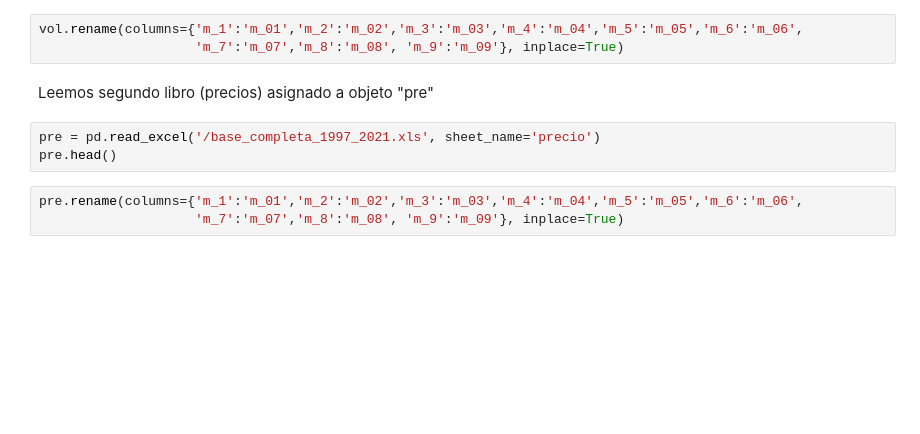
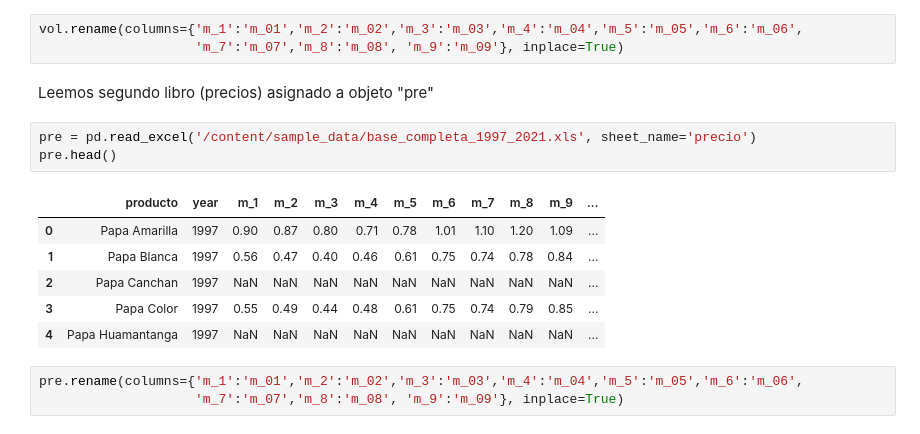
Before and after one commit to eduzegarra/grade_01, a Jupyter notebook: proyecto_papa_v02.ipynb, the cells around one changed output. Drawn from its saved outputs; the diff is of its cells as text; blank space fills up the shorter version.

```diff
--- a/proyecto_papa_v02.ipynb
+++ b/proyecto_papa_v02.ipynb
@@ -25,8 +37,15 @@ vol.rename(columns={'m_1':'m_01','m_2':'m_02','m_3':'m_03','m_4':'m_04','m_5':'m
 # %% [markdown]
 Leemos segundo libro (precios) asignado a objeto "pre"
 # %%
-pre = pd.read_excel('/base_completa_1997_2021.xls', sheet_name='precio')
+pre = pd.read_excel('/content/sample_data/base_completa_1997_2021.xls', sheet_name='precio')
 pre.head()
+# %% [output]
+|  | producto | year | m_1 | m_2 | m_3 | m_4 | m_5 | m_6 | m_7 | m_8 | m_9 | ... |
+| 0 | Papa Amarilla | 1997 | 0.90 | 0.87 | 0.80 | 0.71 | 0.78 | 1.01 | 1.10 | 1.20 | 1.09 | ... |
+| 1 | Papa Blanca | 1997 | 0.56 | 0.47 | 0.40 | 0.46 | 0.61 | 0.75 | 0.74 | 0.78 | 0.84 | ... |
+| 2 | Papa Canchan | 1997 | NaN | NaN | NaN | NaN | NaN | NaN | NaN | NaN | NaN | ... |
+| 3 | Papa Color | 1997 | 0.55 | 0.49 | 0.44 | 0.48 | 0.61 | 0.75 | 0.74 | 0.79 | 0.85 | ... |
+| 4 | Papa Huamantanga | 1997 | NaN | NaN | NaN | NaN | NaN | NaN | NaN | NaN | NaN | ... |
 # %%
 pre.rename(columns={'m_1':'m_01','m_2':'m_02','m_3':'m_03','m_4':'m_04','m_5':'m_05','m_6':'m_06',
                     'm_7':'m_07','m_8':'m_08', 'm_9':'m_09'}, inplace=True)
```
Also changed, not shown: parts of 13 cells of this notebook.
